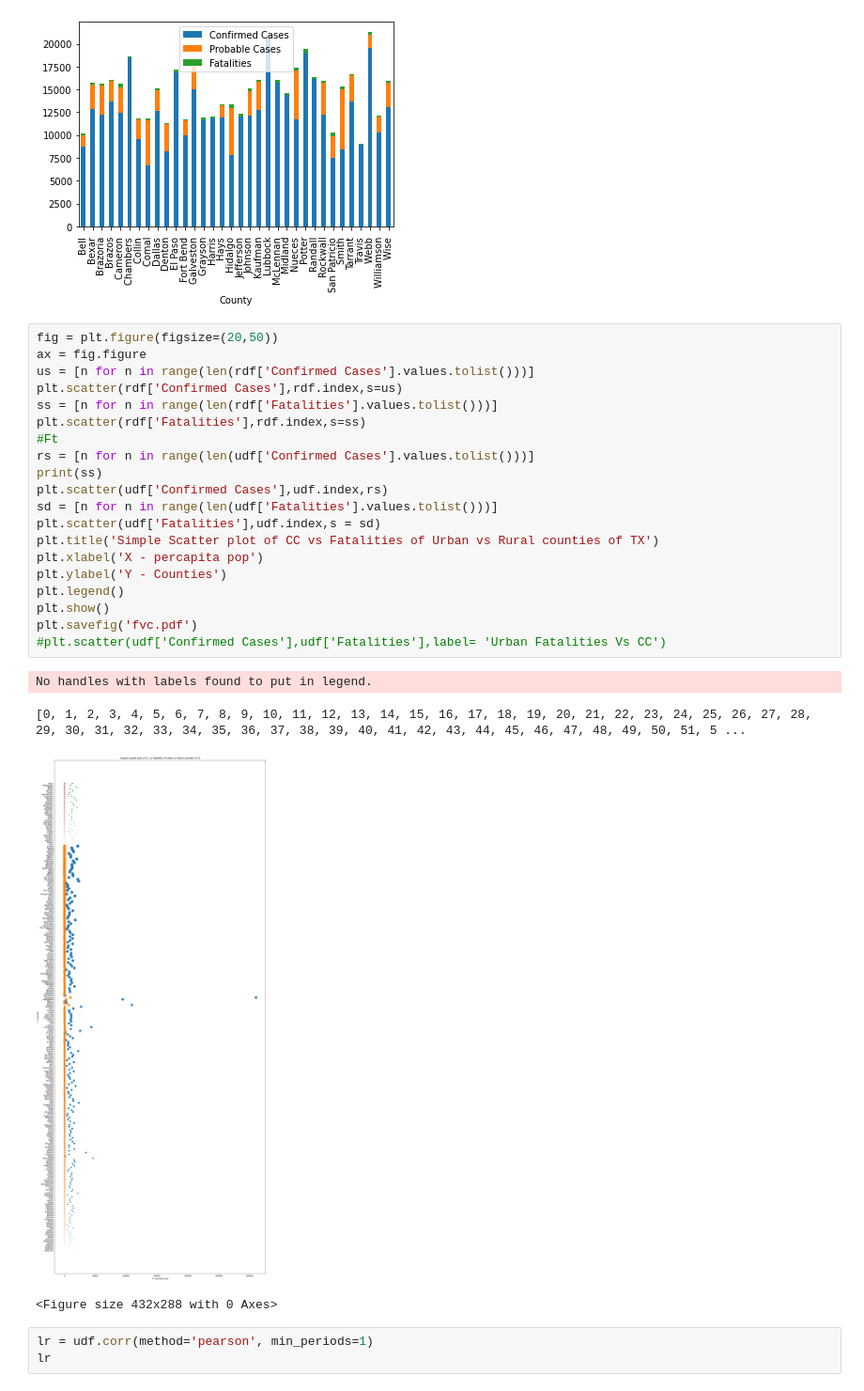
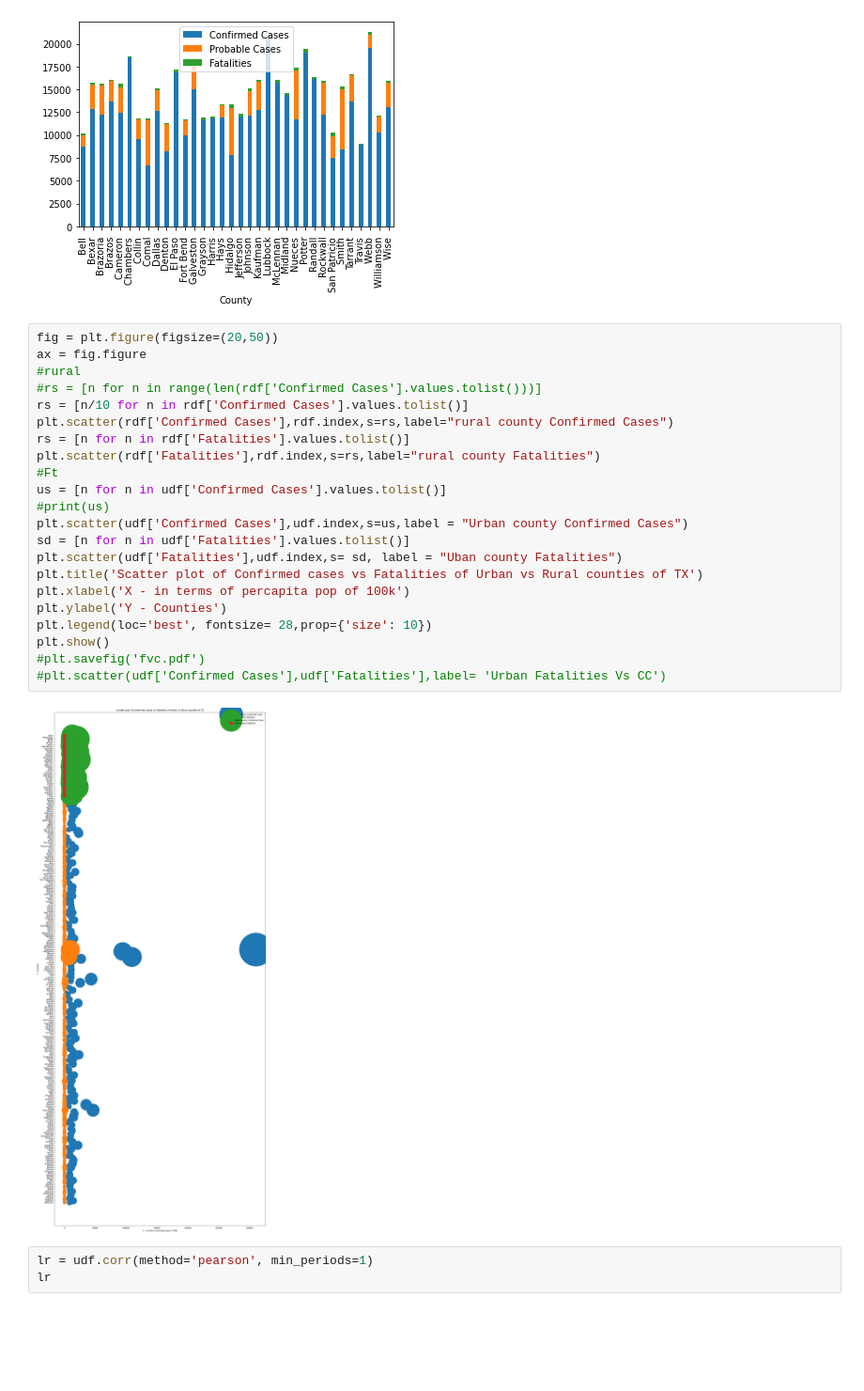
Before and after one commit to prasngit5/hypothesis_Assign_G4, a Jupyter notebook: Hyp1_Urban_P.ipynb, the cells around one changed output. Shown at 94% size. Saved outputs shown, nothing was run; the diff lists cells and outputs as text; blank space fills up the shorter version.

```diff
--- a/Hyp1_Urban_P.ipynb
+++ b/Hyp1_Urban_P.ipynb
@@ -399,28 +431,27 @@ udf.plot.bar(stacked=True)
 # %%
 fig = plt.figure(figsize=(20,50))
 ax = fig.figure
-us = [n for n in range(len(rdf['Confirmed Cases'].values.tolist()))]
-plt.scatter(rdf['Confirmed Cases'],rdf.index,s=us)
-ss = [n for n in range(len(rdf['Fatalities'].values.tolist()))]
-plt.scatter(rdf['Fatalities'],rdf.index,s=ss)
+#rural
+#rs = [n for n in range(len(rdf['Confirmed Cases'].values.tolist()))]
+rs = [n/10 for n in rdf['Confirmed Cases'].values.tolist()]
+plt.scatter(rdf['Confirmed Cases'],rdf.index,s=rs,label="rural county Confirmed Cases")
+rs = [n for n in rdf['Fatalities'].values.tolist()]
+plt.scatter(rdf['Fatalities'],rdf.index,s=rs,label="rural county Fatalities")
 #Ft
-rs = [n for n in range(len(udf['Confirmed Cases'].values.tolist()))]
-print(ss)
-plt.scatter(udf['Confirmed Cases'],udf.index,rs)
-sd = [n for n in range(len(udf['Fatalities'].values.tolist()))]
-plt.scatter(udf['Fatalities'],udf.index,s = sd)
-plt.title('Simple Scatter plot of CC vs Fatalities of Urban vs Rural counties of TX')
-plt.xlabel('X - percapita pop')
+us = [n for n in udf['Confirmed Cases'].values.tolist()]
+#print(us)
+plt.scatter(udf['Confirmed Cases'],udf.index,s=us,label = "Urban county Confirmed Cases")
+sd = [n for n in udf['Fatalities'].values.tolist()]
+plt.scatter(udf['Fatalities'],udf.index,s= sd, label = "Uban county Fatalities")
+plt.title('Scatter plot of Confirmed cases vs Fatalities of Urban vs Rural counties of TX')
+plt.xlabel('X - in terms of percapita pop of 100k')
 plt.ylabel('Y - Counties')
-plt.legend()
+plt.legend(loc='best', fontsize= 28,prop={'size': 10})
 plt.show()
-plt.savefig('fvc.pdf')
+#plt.savefig('fvc.pdf')
 #plt.scatter(udf['Confirmed Cases'],udf['Fatalities'],label= 'Urban Fatalities Vs CC')
 # %% [output]
-No handles with labels found to put in legend.
-[0, 1, 2, 3, 4, 5, 6, 7, 8, 9, 10, 11, 12, 13, 14, 15, 16, 17, 18, 19, 20, 21, 22, 23, 24, 25, 26, 27, 28, 29, 30, 31, 32, 33, 34, 35, 36, 37, 38, 39, 40, 41, 42, 43, 44, 45, 46, 47, 48, 49, 50, 51, 5 ...
-[figure, old version]
+[figure, new version]
-<Figure size 432x288 with 0 Axes>
 # %%
 lr = udf.corr(method='pearson', min_periods=1)
 lr
```
Also changed, not shown: parts of 15 cells of this notebook.
